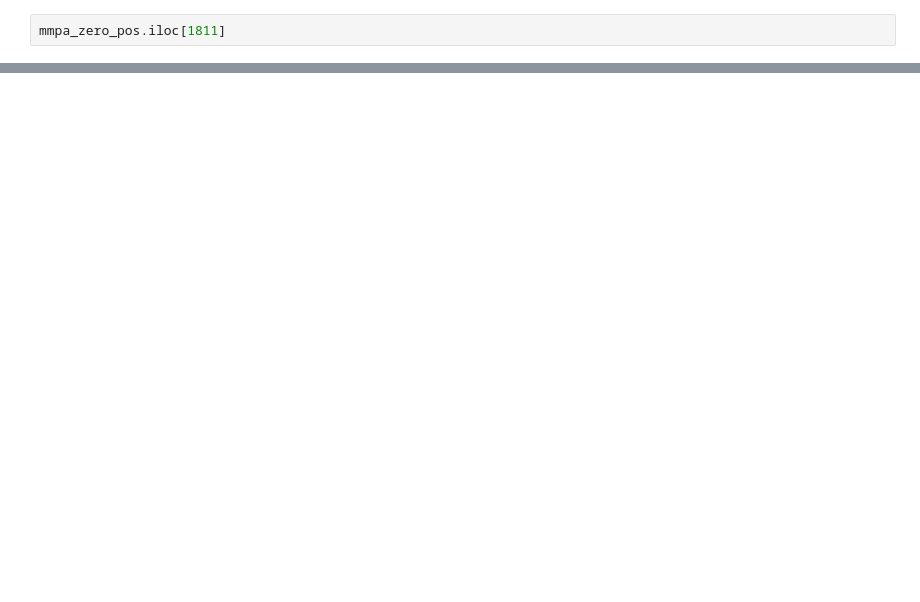
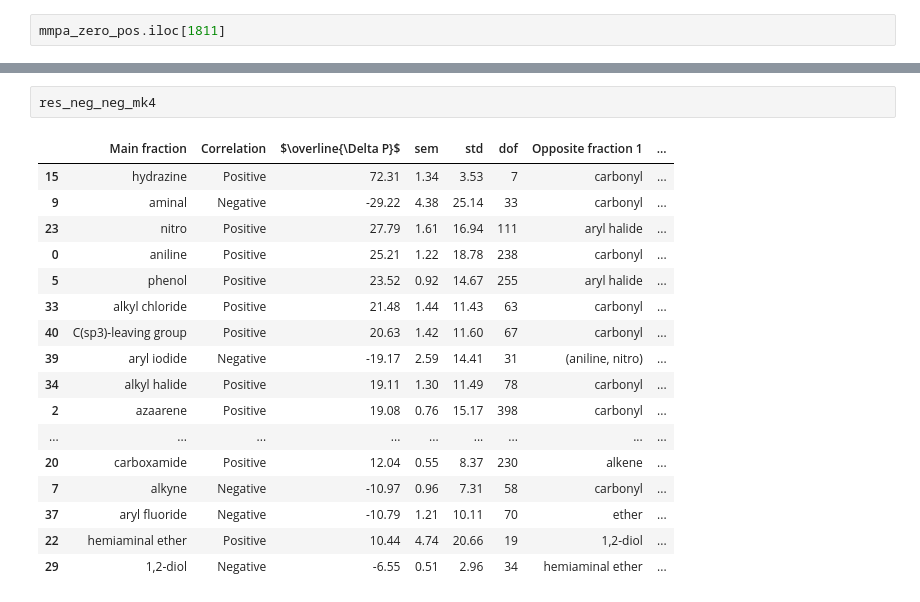
Before and after one commit to domgurvic/efflux_mmpa, a Jupyter notebook: run_mmpa_fge.ipynb, the cells around one changed output, grey strips where cells are left out. Drawn from its saved outputs; the diff is of its cells as text; blank space fills up the shorter version.

```diff
--- a/run_mmpa_fge.ipynb
+++ b/run_mmpa_fge.ipynb
@@ -136,0 +258,20 @@ master_functions.plot_feats(res_neg_neg)
+# %%
+res_neg_neg_mk4
+# %% [output]
+|  | Main fraction | Correlation | $\overline{\Delta P}$ | sem | std | dof | Opposite fraction 1 | ... |
+| 15 | hydrazine | Positive | 72.31 | 1.34 | 3.53 | 7 | carbonyl | ... |
+| 9 | aminal | Negative | -29.22 | 4.38 | 25.14 | 33 | carbonyl | ... |
+| 23 | nitro | Positive | 27.79 | 1.61 | 16.94 | 111 | aryl halide | ... |
+| 0 | aniline | Positive | 25.21 | 1.22 | 18.78 | 238 | carbonyl | ... |
+| 5 | phenol | Positive | 23.52 | 0.92 | 14.67 | 255 | aryl halide | ... |
+| 33 | alkyl chloride | Positive | 21.48 | 1.44 | 11.43 | 63 | carbonyl | ... |
+| 40 | C(sp3)-leaving group | Positive | 20.63 | 1.42 | 11.60 | 67 | carbonyl | ... |
+| 39 | aryl iodide | Negative | -19.17 | 2.59 | 14.41 | 31 | (aniline, nitro) | ... |
+| 34 | alkyl halide | Positive | 19.11 | 1.30 | 11.49 | 78 | carbonyl | ... |
+| 2 | azaarene | Positive | 19.08 | 0.76 | 15.17 | 398 | carbonyl | ... |
+| ... | ... | ... | ... | ... | ... | ... | ... | ... |
+| 20 | carboxamide | Positive | 12.04 | 0.55 | 8.37 | 230 | alkene | ... |
+| 7 | alkyne | Negative | -10.97 | 0.96 | 7.31 | 58 | carbonyl | ... |
+| 37 | aryl fluoride | Negative | -10.79 | 1.21 | 10.11 | 70 | ether | ... |
+| 22 | hemiaminal ether | Positive | 10.44 | 4.74 | 20.66 | 19 | 1,2-diol | ... |
+| 29 | 1,2-diol | Negative | -6.55 | 0.51 | 2.96 | 34 | hemiaminal ether | ... |
```
Also changed, not shown: parts of 19 cells of this notebook, 1 other file.
